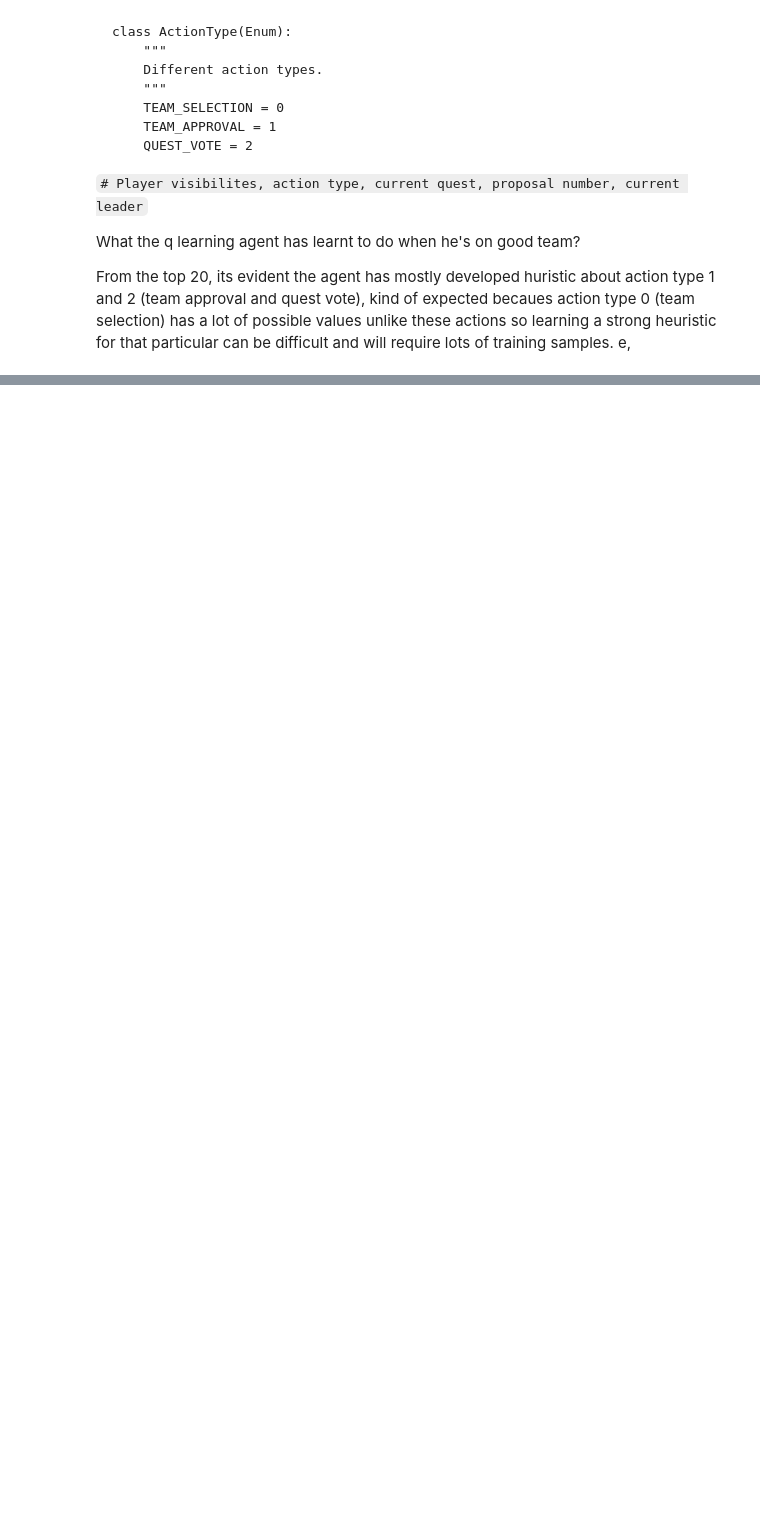
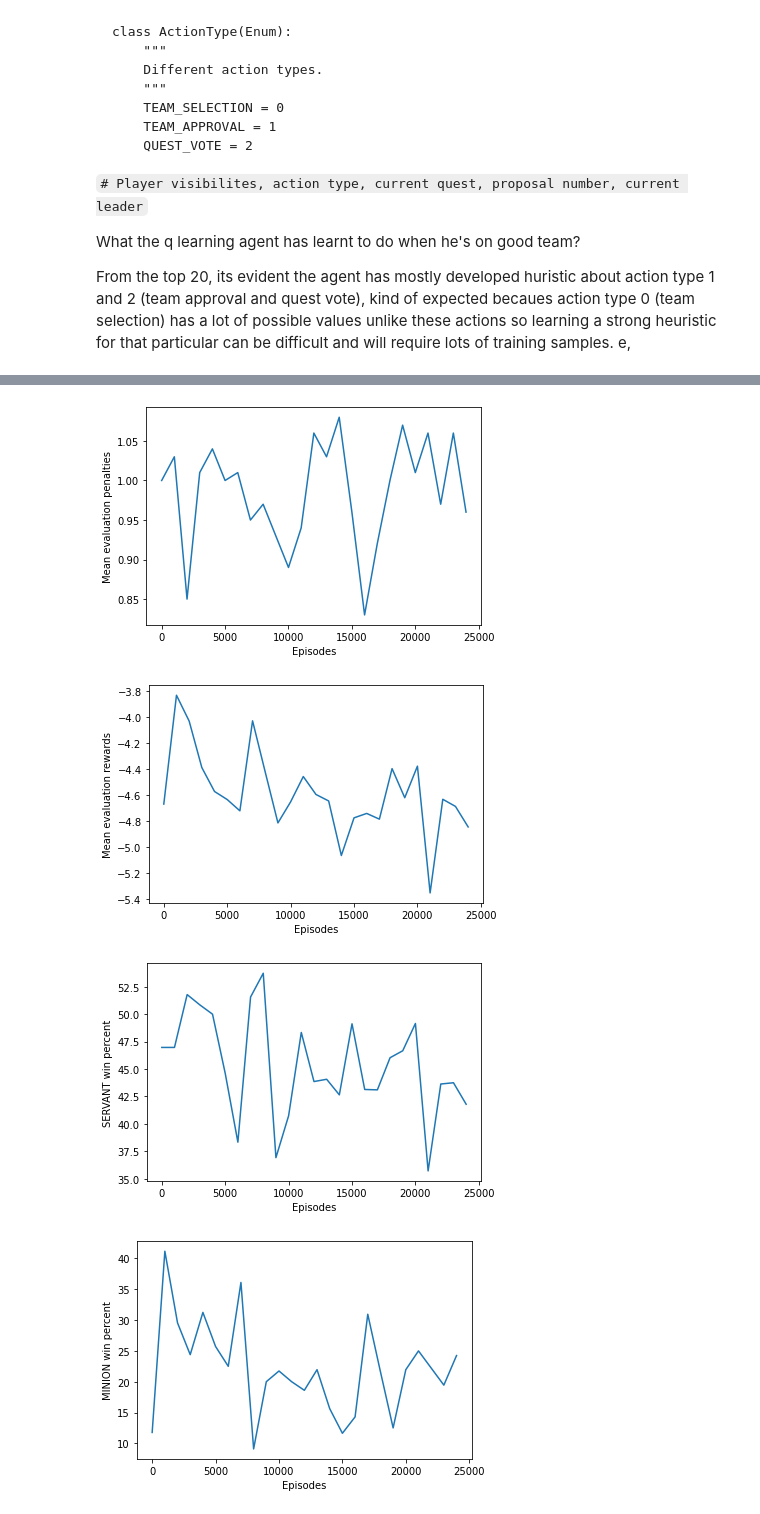
Before and after one commit to satwikkansal/gym-avalon, a Jupyter notebook: training.ipynb, the cells around one changed output, grey strips where cells are left out. Cells and saved outputs as stored; diff of their text form; code cells hidden in the pictures; blank space fills up the shorter version.

```diff
--- a/training.ipynb
+++ b/training.ipynb
@@ -75,3 +61,13 @@ plt.show()
+# %%
+callback_episodes_range = np.arange(len(mean_eval_rewards)) * CALLBACK_INTERVAL
+# %%
+plot_eval_metric('Mean evaluation penalties', mean_eval_penalties, callback_episodes_range)
+plot_eval_metric('Mean evaluation rewards', mean_eval_rewards, callback_episodes_range)
+
+for ctype, win_data in agent_game_results.items():
+    if not ctype:
+        continue
+    plot_eval_metric(f'{ctype.name} win percent', win_data, callback_episodes_range)
 # %% [markdown]
 ## Explaining the Q-table
 # %%
@@ -186,7 +121,0 @@ The Q-value of Player 0 taking action (0, 1, 0) when the five players in the abo
-# %%
-for ctype, win_data in agent_game_results.items():
-    plt.plot(np.arange(len(win_data)) * CALLBACK_INTERVAL, win_data)
-    plt.xlabel('Number of episodes')
-    plt.ylabel('Win percentage')
-    plt.title(f'{ctype.name} win percent')
-    plt.show()
@@ -195,0 +163,16 @@ for ctype, win_data in agent_game_results.items():
+# %%
+r_callback_episodes_range = np.arange(len(r_mean_eval_rewards)) * R_CALLBACK_INTERVAL
+
+
+plot_eval_metric('Mean evaluation penalties', r_mean_eval_penalties, r_callback_episodes_range)
+plot_eval_metric('Mean evaluation rewards', r_mean_eval_rewards, r_callback_episodes_range)
+
+for ctype, win_data in r_agent_game_results.items():
+    if not ctype:
+        continue
+    plot_eval_metric(f'{ctype.name} win percent', win_data, r_callback_episodes_range)
+# %% [output]
+[figure, added]
+[figure, added]
+[figure, added]
+[figure, added]
```
Also changed, not shown: parts of 18 cells of this notebook, 4 other files.
